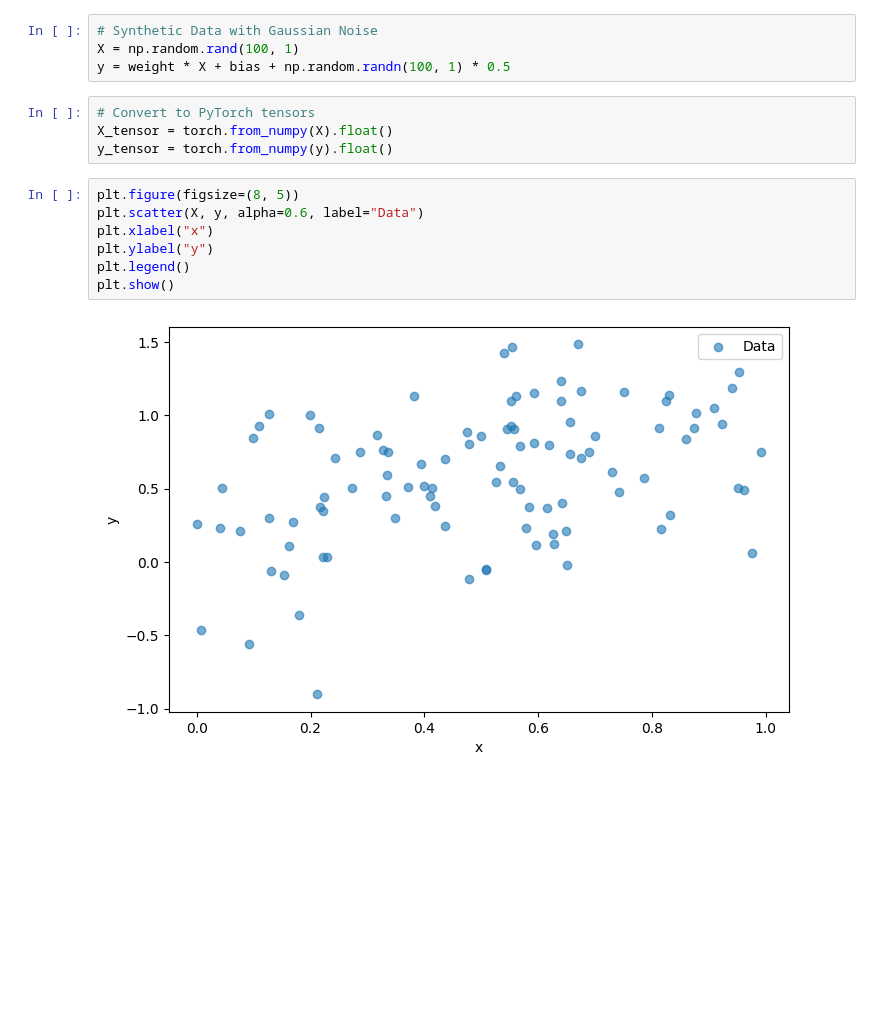
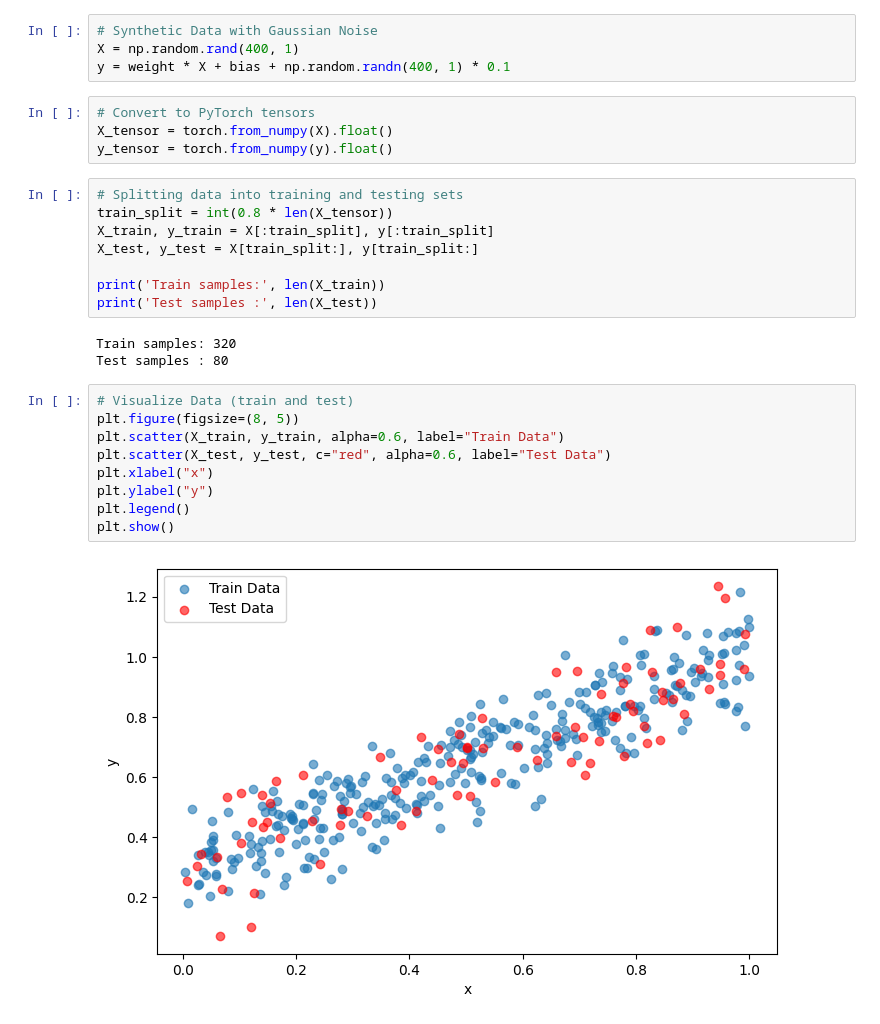
Before and after one commit to AnishYarrakonda/AI_ML, a Jupyter notebook: practice.ipynb, the cells around one changed output. Cells and saved outputs as stored; diff of their text form; blank space fills up the shorter version.

```diff
--- a/practice.ipynb
+++ b/practice.ipynb
@@ -11,18 +11,31 @@ weight = 0.7
 bias = 0.3
 # %%
 # Synthetic Data with Gaussian Noise
-X = np.random.rand(100, 1)
-y = weight * X + bias + np.random.randn(100, 1) * 0.5
+X = np.random.rand(400, 1)
+y = weight * X + bias + np.random.randn(400, 1) * 0.1
 # %%
 # Convert to PyTorch tensors
 X_tensor = torch.from_numpy(X).float()
 y_tensor = torch.from_numpy(y).float()
-# %%
-plt.figure(figsize=(8, 5))
-plt.scatter(X, y, alpha=0.6, label="Data")
-plt.xlabel("x")
-plt.ylabel("y")
-plt.legend()
-plt.show()
-# %% [output]
-[figure, removed]
+# %%
+# Splitting data into training and testing sets
+train_split = int(0.8 * len(X_tensor))
+X_train, y_train = X[:train_split], y[:train_split]
+X_test, y_test = X[train_split:], y[train_split:]
+
+print('Train samples:', len(X_train))
+print('Test samples :', len(X_test))
+# %% [output]
+Train samples: 320
+Test samples : 80
+# %%
+# Visualize Data (train and test)
+plt.figure(figsize=(8, 5))
+plt.scatter(X_train, y_train, alpha=0.6, label="Train Data")
+plt.scatter(X_test, y_test, c="red", alpha=0.6, label="Test Data")
+plt.xlabel("x")
+plt.ylabel("y")
+plt.legend()
+plt.show()
+# %% [output]
+[figure, added]
```
Also changed, not shown: parts of 1 cell of this notebook.
